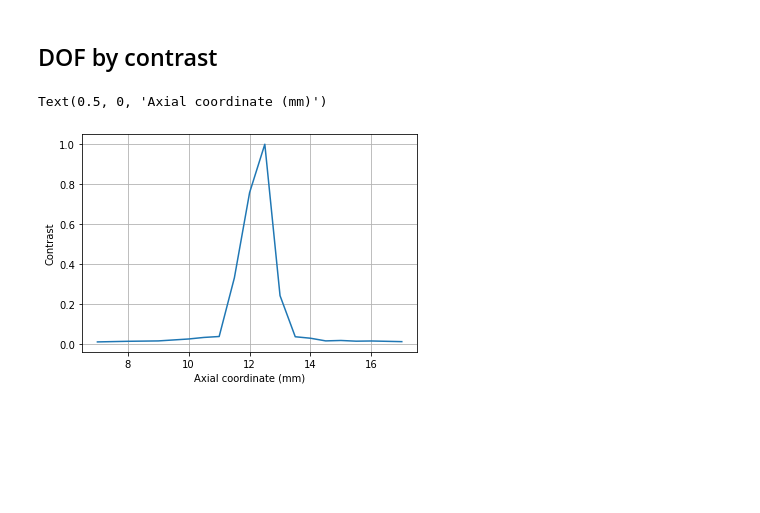
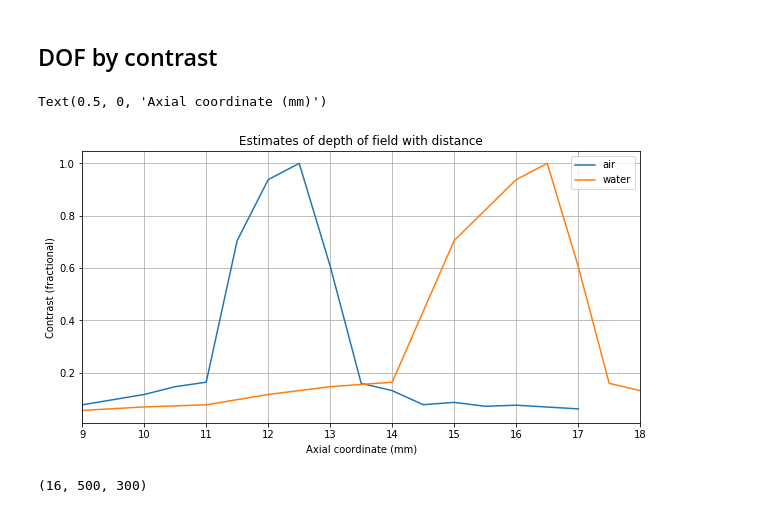
Before and after one commit to kwokkenton/optea, a Jupyter notebook: dof.ipynb, the cells around one changed output. Drawn from its saved outputs; the diff is of its cells as text; code cells hidden in the pictures; blank space fills up the shorter version.

Commit message:
change contrast measure

```diff
--- a/dof.ipynb
+++ b/dof.ipynb
@@ -200,27 +200,36 @@ water_range = np.array([9, 10, 11, 12, 13, 14, 15, 16, 16.5, 17, 17.5, 18, 18.5,
 # %% [markdown]
 ## DOF by contrast
 # %%
-def get_contrast(image_stack):
+def get_contrast(image_stack, image_range):
     maxes = []
     mins = []
-    for i in range(len(air_range)):
+    for i in range(len(image_range)):
         line_profile = im[i,:, 0].astype('float64')
         maxes.append(np.max(line_profile))
         mins.append(np.min(line_profile))
 
     maxes = np.array(maxes)
     mins = np.array(mins)
-    contrast = (maxes-mins)/mins
+    # Michelson contrast
+    contrast = (maxes-mins)/(maxes+mins)
     return contrast
 
-air_contrast = get_contrast(im)
-water_contrast = get_contrast(im_water)
+plt.figure(figsize=(10,5))
+air_contrast = get_contrast(im, air_range)
+water_contrast = get_contrast(im_water, water_range)
 
-plt.plot(air_range, air_contrast/np.max(air_contrast))
-plt.plot(water_range, water_contrast/np.max(water_contrast))
-plt.ylabel('Contrast')
-plt.grid()
+plt.xlim(9,18)
+plt.plot(air_range, air_contrast/np.max(air_contrast), label='air')
+plt.plot(water_range, water_contrast/np.max(water_contrast), label='water')
+plt.title('Estimates of depth of field with distance')
+plt.ylabel('Contrast (fractional)')
+plt.grid(which='both')
+plt.legend()
 plt.xlabel('Axial coordinate (mm)')
 # %% [output]
 Text(0.5, 0, 'Axial coordinate (mm)')
-[figure, old version]
+[figure, new version]
+# %%
+im_water.shape
+# %% [output]
+(16, 500, 300)
```
Also changed, not shown: parts of 1 cell of this notebook.
